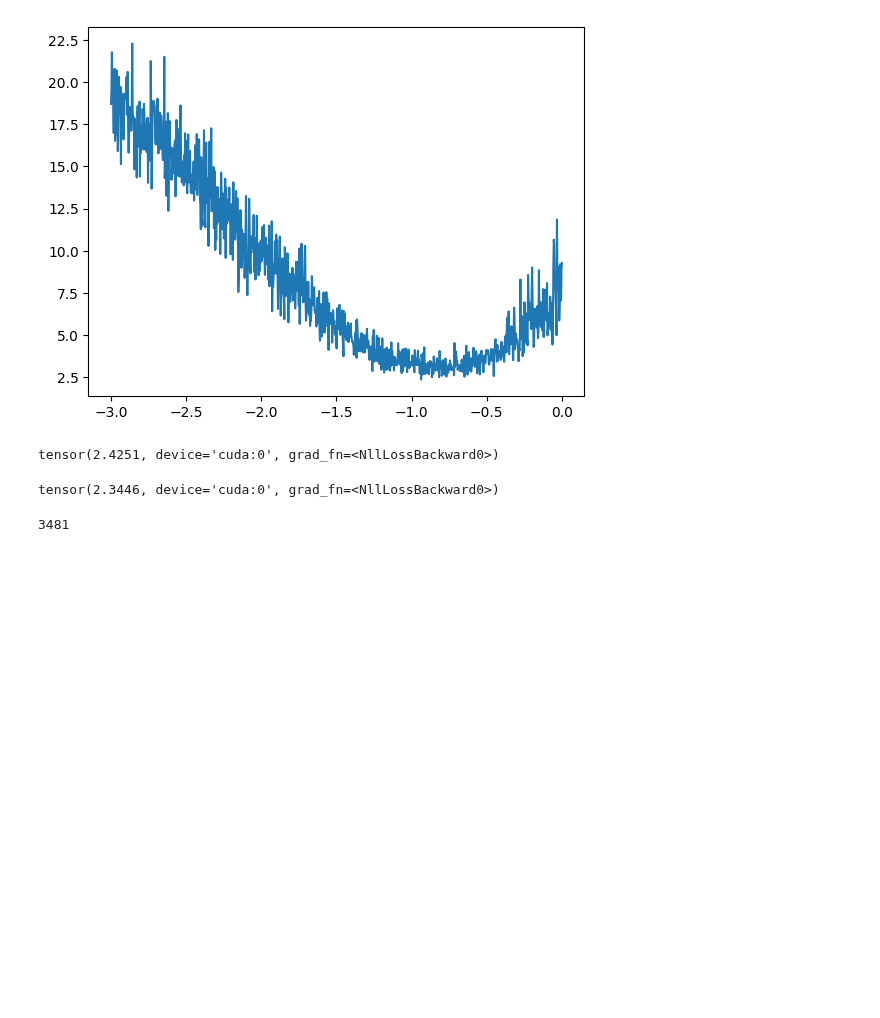
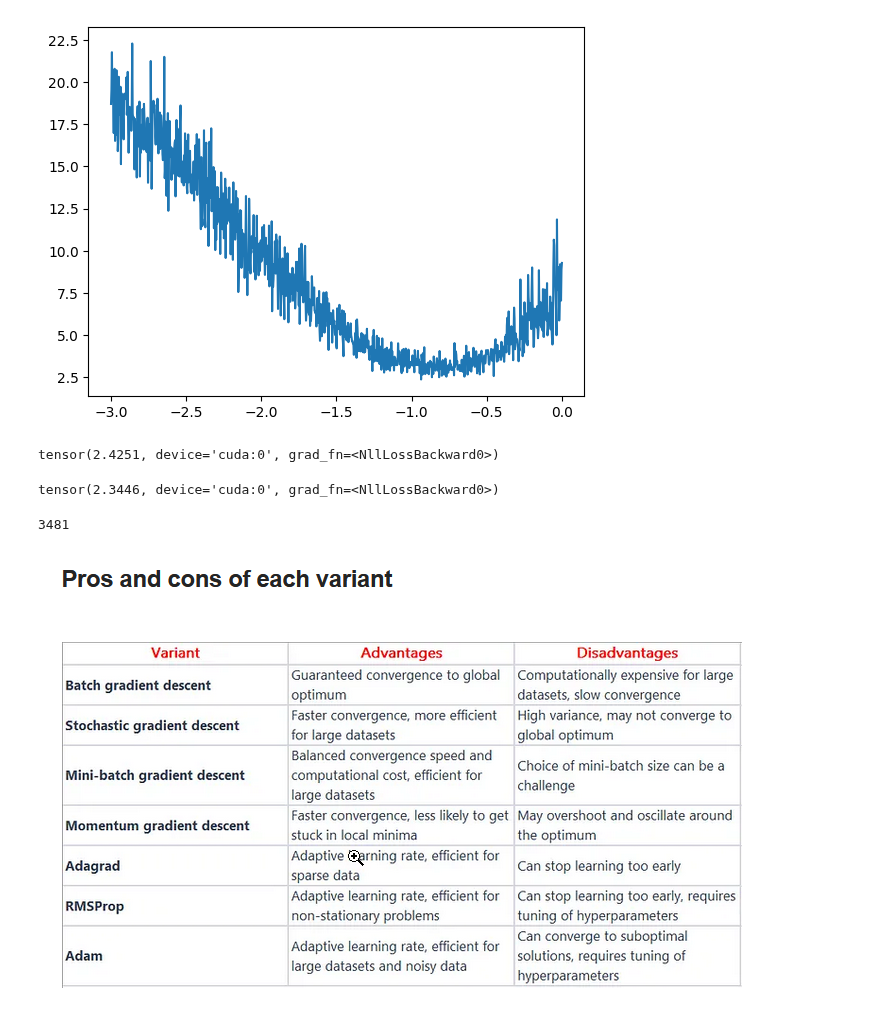
Before and after one commit to exploringweirdmachines/mlp, a Jupyter notebook: multi-layer-perceptron-part2.ipynb, the cells around one changed output. Saved outputs shown, nothing was run; the diff lists cells and outputs as text; code cells hidden in the pictures; blank space fills up the shorter version.

```diff
--- a/multi-layer-perceptron-part2.ipynb
+++ b/multi-layer-perceptron-part2.ipynb
@@ -1068,0 +1072,7 @@ sum(p.nelement() for p in parameters) # number of parameters in total
+# %%
+from PIL import Image
+from IPython.display import display
+img = Image.open('image.png')
+display(img)
+# %% [output]
+[figure, added]
```
Also changed, not shown: parts of 3 cells of this notebook.
